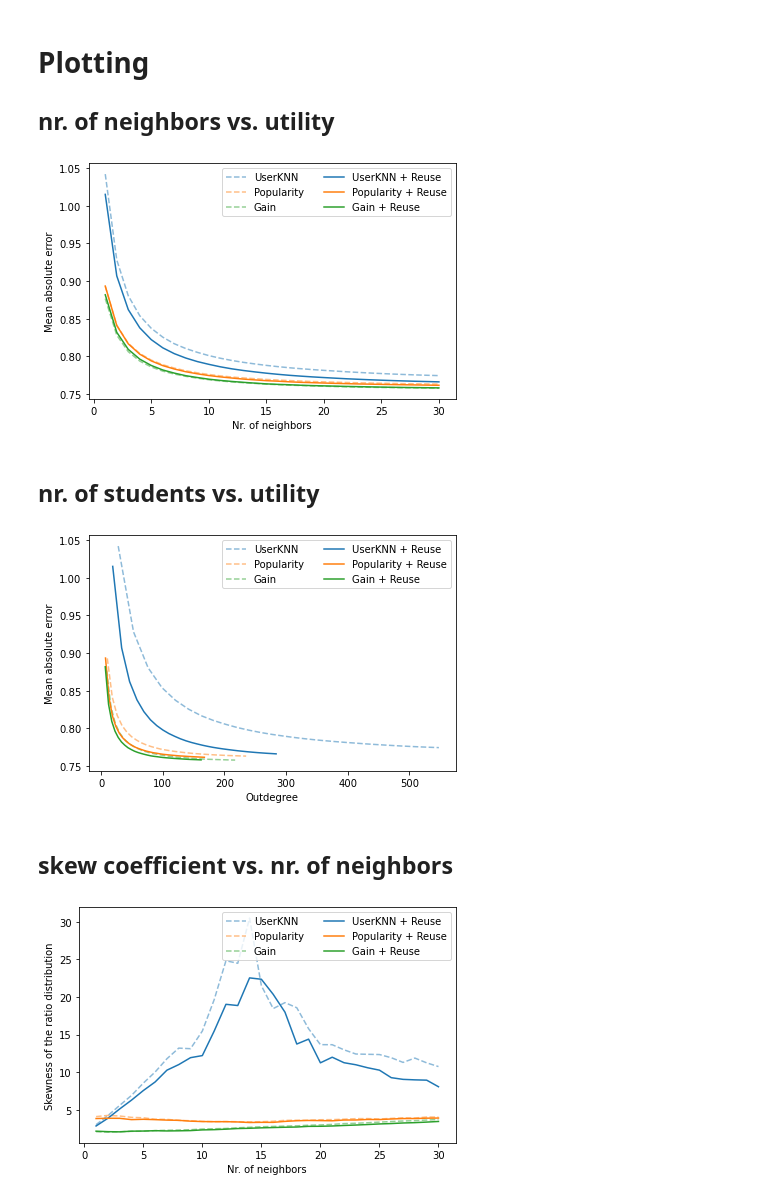
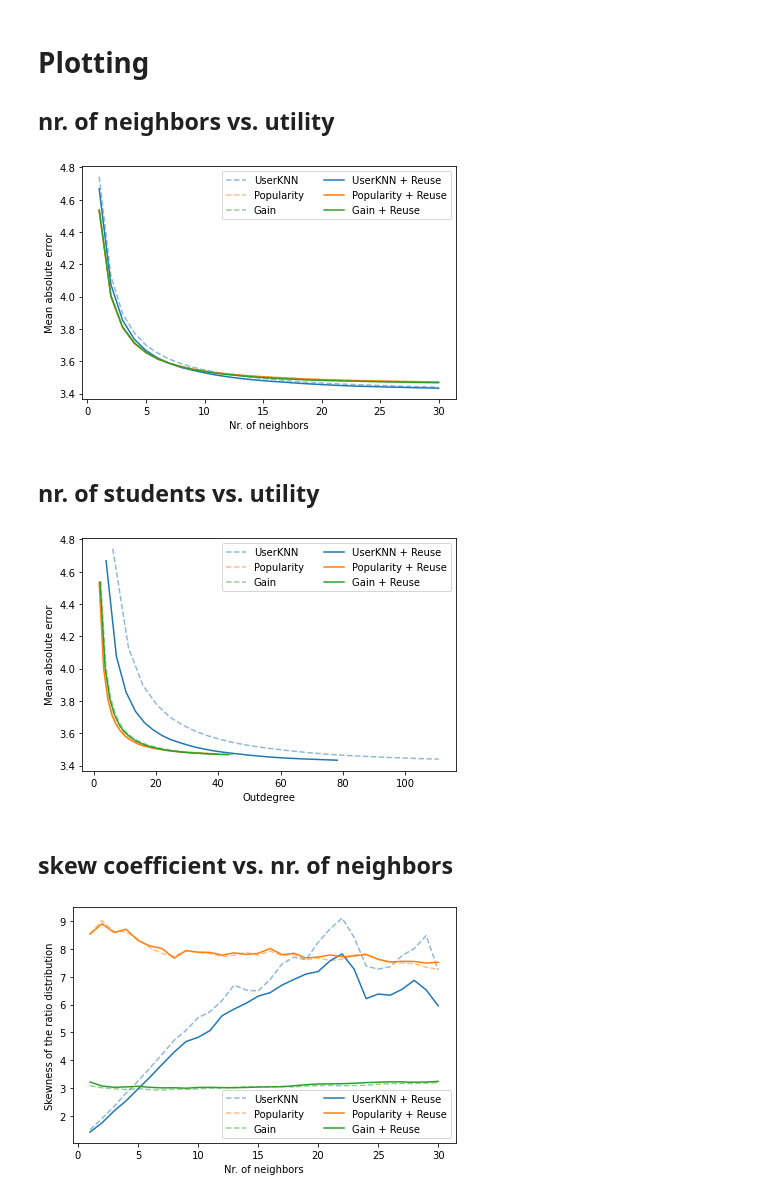
Before and after one commit to pmuellner/ReuseKNN, a Jupyter notebook: Visualization.ipynb, the cells around one changed output. Saved outputs shown, nothing was run; the diff lists cells and outputs as text; code cells hidden in the pictures.

```diff
--- a/Visualization.ipynb
+++ b/Visualization.ipynb
@@ -5,5 +8,3 @@ import matplotlib.pyplot as plt
 # %% [markdown]
 # Load results
-# %%
-name = "ml-1m"
 # %%
@@ -31,0 +45,2 @@ skew_gain_reuse = np.load("results/" + name + "/skew_gain_reuse.npy")
+# %%
+results = load_data("jester")
@@ -33,51 +50,51 @@ skew_gain_reuse = np.load("results/" + name + "/skew_gain_reuse.npy")
 # Plotting
 ## nr. of neighbors vs. utility
 # %%
-plt.figure()
-plt.plot(K, mae_userknn, color="C0", linestyle="dashed", label="UserKNN", alpha=0.5)
-plt.plot(K, mae_pop, color="C1", linestyle="dashed", label="Popularity", alpha=0.5)
-plt.plot(K, mae_gain, color="C2", linestyle="dashed", label="Gain", alpha=0.5)
-plt.plot(K, mae_userknn_reuse, color="C0", linestyle="solid", label="UserKNN + Reuse")
-plt.plot(K, mae_pop_reuse, color="C1", linestyle="solid", label="Popularity + Reuse")
-plt.plot(K, mae_gain_reuse, color="C2", linestyle="solid", label="Gain + Reuse")
+plt.figure(figsize=(6, 4))
+plt.plot(results["K"], results["mae_userknn"], color="C0", linestyle="dashed", label="UserKNN", alpha=0.5)
+plt.plot(results["K"], results["mae_pop"], color="C1", linestyle="dashed", label="Popularity", alpha=0.5)
+plt.plot(results["K"], results["mae_gain"], color="C2", linestyle="dashed", label="Gain", alpha=0.5)
+plt.plot(results["K"], results["mae_userknn_reuse"], color="C0", linestyle="solid", label="UserKNN + Reuse")
+plt.plot(results["K"], results["mae_pop_reuse"], color="C1", linestyle="solid", label="Popularity + Reuse")
+plt.plot(results["K"], results["mae_gain_reuse"], color="C2", linestyle="solid", label="Gain + Reuse")
 plt.xlabel("Nr. of neighbors")
 plt.ylabel("Mean absolute error")
 plt.legend(ncol=2)
 plt.tight_layout()
 plt.savefig("plots/" + name + "/k_vs_mae.png", dpi=300)
 # %% [output]
-[figure, old version]
+[figure, new version]
 # %% [markdown]
 ## nr. of students vs. utility
 # %%
-plt.figure()
-plt.plot(deg_userknn, mae_userknn, color="C0", linestyle="dashed", label="UserKNN", alpha=0.5)
-plt.plot(deg_pop, mae_pop, color="C1", linestyle="dashed", label="Popularity", alpha=0.5)
-plt.plot(deg_gain, mae_gain, color="C2", linestyle="dashed", label="Gain", alpha=0.5)
-plt.plot(deg_userknn_reuse, mae_userknn_reuse, color="C0", linestyle="solid", label="UserKNN + Reuse")
-plt.plot(deg_pop_reuse, mae_pop_reuse, color="C1", linestyle="solid", label="Popularity + Reuse")
-plt.plot(deg_gain_reuse, mae_gain_reuse, color="C2", linestyle="solid", label="Gain + Reuse")
+plt.figure(figsize=(6, 4))
+plt.plot(results["deg_userknn"], results["mae_userknn"], color="C0", linestyle="dashed", label="UserKNN", alpha=0.5)
+plt.plot(results["deg_pop"], results["mae_pop"], color="C1", linestyle="dashed", label="Popularity", alpha=0.5)
+plt.plot(results["deg_gain"], results["mae_gain"], color="C2", linestyle="dashed", label="Gain", alpha=0.5)
+plt.plot(results["deg_userknn_reuse"], results["mae_userknn_reuse"], color="C0", linestyle="solid", label="UserKNN + Reuse")
+plt.plot(results["deg_pop_reuse"], results["mae_pop_reuse"], color="C1", linestyle="solid", label="Popularity + Reuse")
+plt.plot(results["deg_gain_reuse"], results["mae_gain_reuse"], color="C2", linestyle="solid", label="Gain + Reuse")
 plt.ylabel("Mean absolute error")
 plt.xlabel("Outdegree")
 plt.legend(ncol=2)
 plt.tight_layout()
 plt.savefig("plots/" + name + "/outdegree_vs_mae.png", dpi=300)
 # %% [output]
-[figure, old version]
+[figure, new version]
 # %% [markdown]
 ## skew coefficient vs. nr. of neighbors
 # %%
-plt.figure()
-plt.plot(K, skew_userknn, color="C0", linestyle="dashed", label="UserKNN", alpha=0.5)
-plt.plot(K, skew_pop, color="C1", linestyle="dashed", label="Popularity", alpha=0.5)
-plt.plot(K, skew_gain, color="C2", linestyle="dashed", label="Gain", alpha=0.5)
-plt.plot(K, skew_userknn_reuse, color="C0", linestyle="solid", label="UserKNN + Reuse")
-plt.plot(K, skew_pop_reuse, color="C1", linestyle="solid", label="Popularity + Reuse")
-plt.plot(K, skew_gain_reuse, color="C2", linestyle="solid", label="Gain + Reuse")
+plt.figure(figsize=(6, 4))
+plt.plot(results["K"], results["skew_userknn"], color="C0", linestyle="dashed", label="UserKNN", alpha=0.5)
+plt.plot(results["K"], results["skew_pop"], color="C1", linestyle="dashed", label="Popularity", alpha=0.5)
+plt.plot(results["K"], results["skew_gain"], color="C2", linestyle="dashed", label="Gain", alpha=0.5)
+plt.plot(results["K"], results["skew_userknn_reuse"], color="C0", linestyle="solid", label="UserKNN + Reuse")
+plt.plot(results["K"], results["skew_pop_reuse"], color="C1", linestyle="solid", label="Popularity + Reuse")
+plt.plot(results["K"], results["skew_gain_reuse"], color="C2", linestyle="solid", label="Gain + Reuse")
 plt.ylabel("Skewness of the ratio distribution")
 plt.xlabel("Nr. of neighbors")
 plt.legend(ncol=2)
 plt.tight_layout()
 plt.savefig("plots/" + name + "/skew_vs_k.png", dpi=300)
 # %% [output]
-[figure, old version]
+[figure, new version]
```
Also changed, not shown: parts of 7 cells of this notebook, 14 other files.
